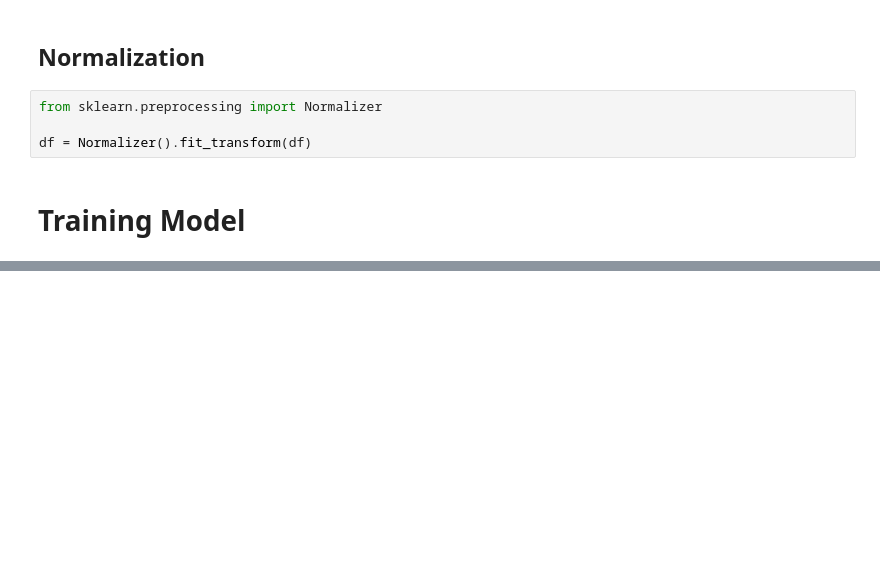
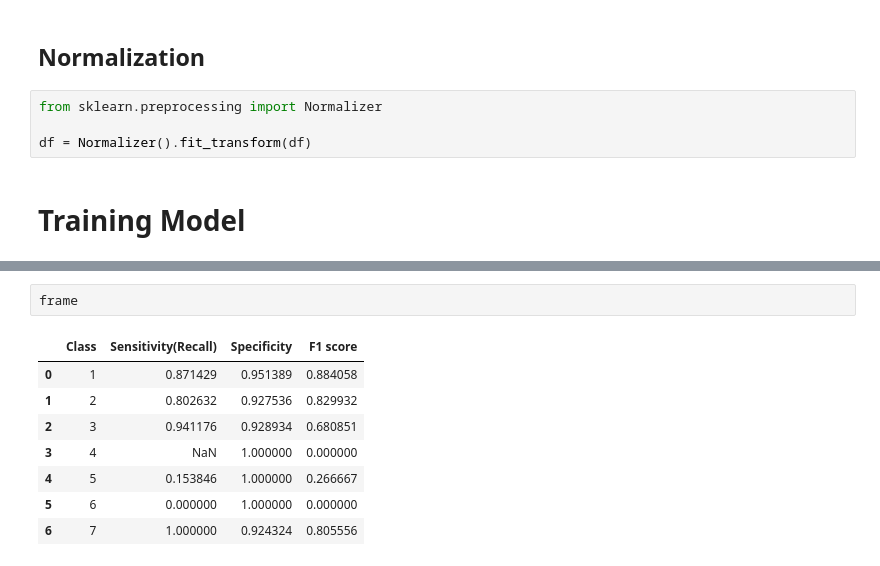
Before and after one commit to pemba007/glass-ml, a Jupyter notebook: index.ipynb, the cells around one changed output, grey strips where cells are left out. Drawn from its saved outputs; the diff is of its cells as text; blank space fills up the shorter version.

```diff
--- a/index.ipynb
+++ b/index.ipynb
@@ -241,0 +256,11 @@ TPR {0: array([nan, nan, nan]), 1: array([nan, nan, nan]), 2: array([nan, nan, n
+# %%
+frame
+# %% [output]
+|  | Class | Sensitivity(Recall) | Specificity | F1 score |
+| 0 | 1 | 0.871429 | 0.951389 | 0.884058 |
+| 1 | 2 | 0.802632 | 0.927536 | 0.829932 |
+| 2 | 3 | 0.941176 | 0.928934 | 0.680851 |
+| 3 | 4 | NaN | 1.000000 | 0.000000 |
+| 4 | 5 | 0.153846 | 1.000000 | 0.266667 |
+| 5 | 6 | 0.000000 | 1.000000 | 0.000000 |
+| 6 | 7 | 1.000000 | 0.924324 | 0.805556 |
```
Also changed, not shown: parts of 6 cells of this notebook.
